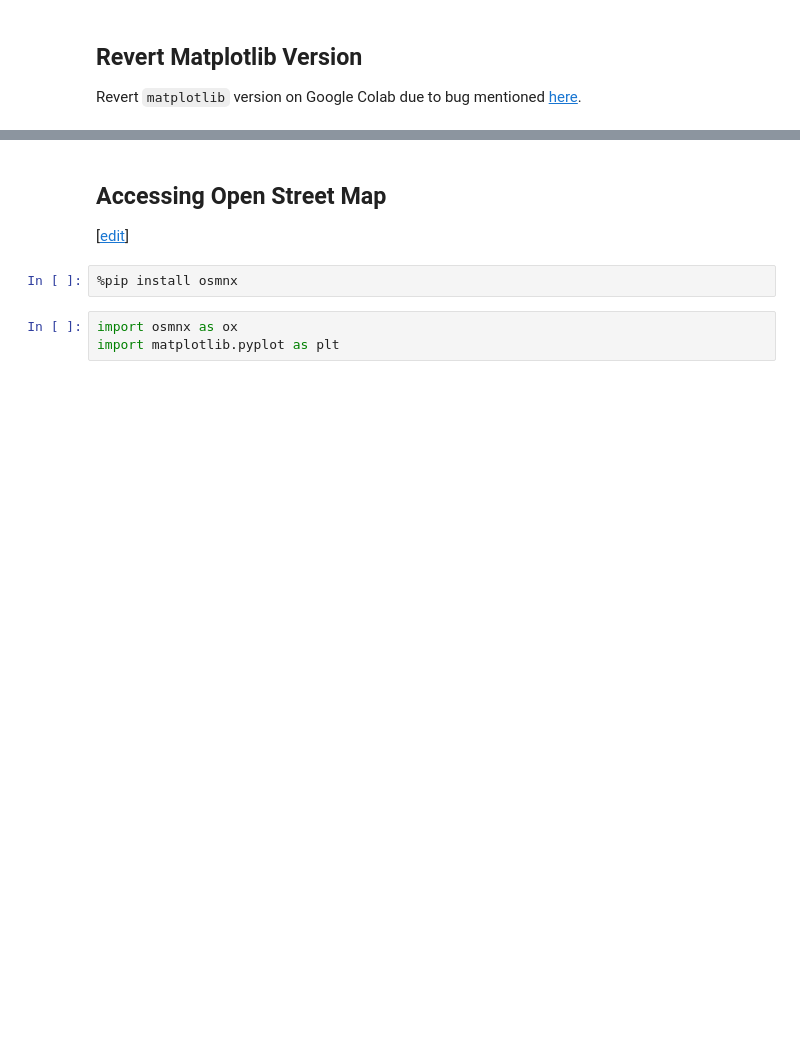
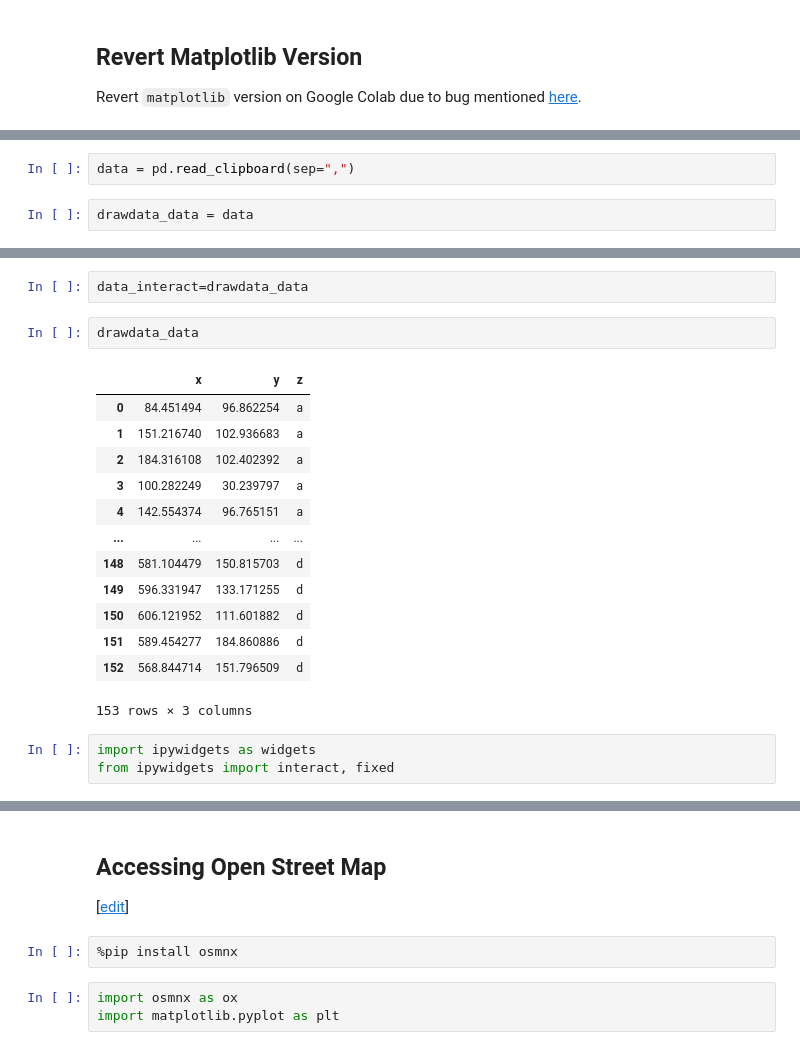
Before and after one commit to mlatcl/advds, a Jupyter notebook: _notebooks/practical-two.ipynb, the cells around one changed output, grey strips where cells are left out. Saved outputs shown, nothing was run; the diff lists cells and outputs as text; blank space fills up the shorter version.

```diff
--- a/_notebooks/practical-two.ipynb
+++ b/_notebooks/practical-two.ipynb
@@ -70,0 +277,4 @@ project which measures roof material as a proxy for poverty levels.
+# %%
+data = pd.read_clipboard(sep=",")
+# %%
+drawdata_data = data
@@ -70,0 +325,21 @@ project which measures roof material as a proxy for poverty levels.
+# %%
+data_interact=drawdata_data
+# %%
+drawdata_data
+# %% [output]
+|  | x | y | z |
+| 0 | 84.451494 | 96.862254 | a |
+| 1 | 151.216740 | 102.936683 | a |
+| 2 | 184.316108 | 102.402392 | a |
+| 3 | 100.282249 | 30.239797 | a |
+| 4 | 142.554374 | 96.765151 | a |
+| ... | ... | ... | ... |
+| 148 | 581.104479 | 150.815703 | d |
+| 149 | 596.331947 | 133.171255 | d |
+| 150 | 606.121952 | 111.601882 | d |
+| 151 | 589.454277 | 184.860886 | d |
+| 152 | 568.844714 | 151.796509 | d |
+153 rows × 3 columns
+# %%
+import ipywidgets as widgets
+from ipywidgets import interact, fixed
```
Also changed, not shown: parts of 156 cells of this notebook.
